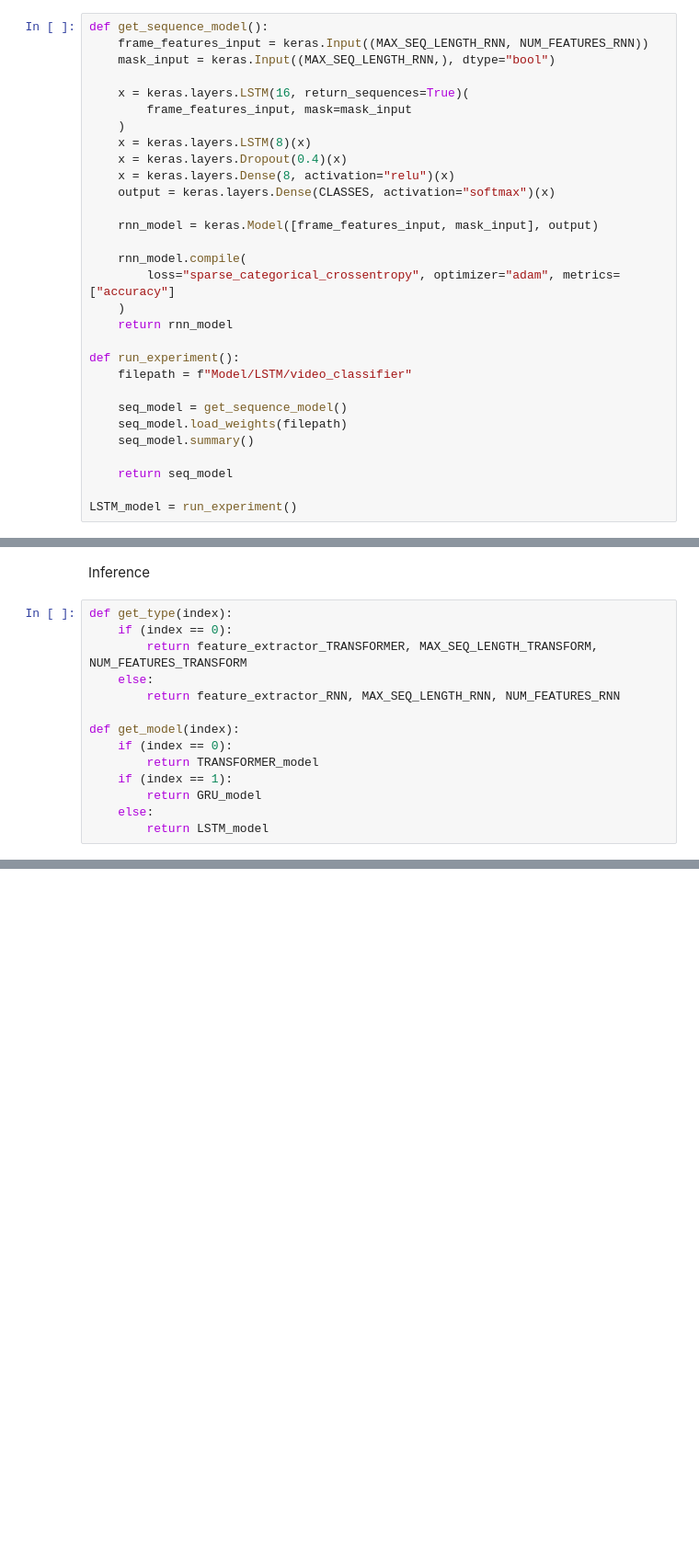
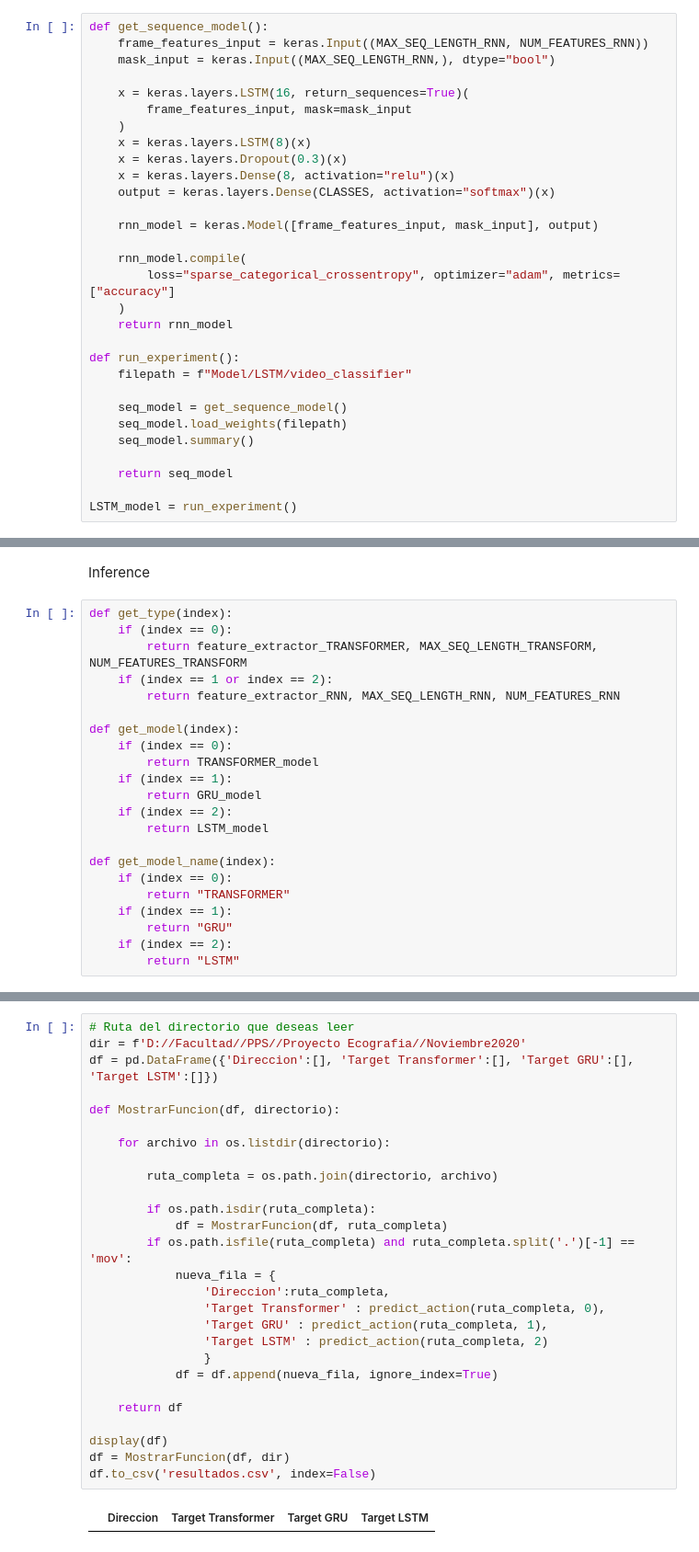
Before and after one commit to panchogb/Trabajo_Ecografia, a Jupyter notebook: Run.ipynb, the cells around one changed output, grey strips where cells are left out. Shown: that part at 92% size. Drawn from its saved outputs; the diff is of its cells as text; blank space fills up the shorter version.

Commit message:
version con modelo funcionando

```diff
--- a/Run.ipynb
+++ b/Run.ipynb
@@ -302,7 +305,7 @@ def get_sequence_model():
         frame_features_input, mask=mask_input
     )
     x = keras.layers.LSTM(8)(x)
-    x = keras.layers.Dropout(0.4)(x)
+    x = keras.layers.Dropout(0.3)(x)
     x = keras.layers.Dense(8, activation="relu")(x)
     output = keras.layers.Dense(CLASSES, activation="softmax")(x)
 
@@ -347,7 +350,7 @@ Inference
 def get_type(index):
     if (index == 0):
         return feature_extractor_TRANSFORMER, MAX_SEQ_LENGTH_TRANSFORM, NUM_FEATURES_TRANSFORM
-    else:
+    if (index == 1 or index == 2):
         return feature_extractor_RNN, MAX_SEQ_LENGTH_RNN, NUM_FEATURES_RNN
 
 def get_model(index):
@@ -355,8 +358,16 @@ def get_model(index):
         return TRANSFORMER_model
     if (index == 1):
         return GRU_model
-    else:
+    if (index == 2):
         return LSTM_model
+
+def get_model_name(index):
+    if (index == 0):
+        return "TRANSFORMER"
+    if (index == 1):
+        return "GRU"
+    if (index == 2):
+        return "LSTM"
 # %%
 def prepare_single_video(frames, index):
     feature_extractor, max_seq_length, num_features = get_type(index)
@@ -422,0 +493,29 @@ test_frames = predict_action(test_video, 2)
+# %%
+# Ruta del directorio que deseas leer
+dir = f'D://Facultad//PPS//Proyecto Ecografia//Noviembre2020'
+df = pd.DataFrame({'Direccion':[], 'Target Transformer':[], 'Target GRU':[], 'Target LSTM':[]})
+
+def MostrarFuncion(df, directorio):
+
+    for archivo in os.listdir(directorio):
+
+        ruta_completa = os.path.join(directorio, archivo)
+
+        if os.path.isdir(ruta_completa):
+            df = MostrarFuncion(df, ruta_completa)
+        if os.path.isfile(ruta_completa) and ruta_completa.split('.')[-1] == 'mov':
+            nueva_fila = {
+                'Direccion':ruta_completa,
+                'Target Transformer' : predict_action(ruta_completa, 0),
+                'Target GRU' : predict_action(ruta_completa, 1),
+                'Target LSTM' : predict_action(ruta_completa, 2)
+                }
+            df = df.append(nueva_fila, ignore_index=True)
+
+    return df
+
+display(df)
+df = MostrarFuncion(df, dir)
+df.to_csv('resultados.csv', index=False)
+# %% [output]
+|  | Direccion | Target Transformer | Target GRU | Target LSTM |
```
Also changed, not shown: parts of 9 cells of this notebook, 6 other files.
